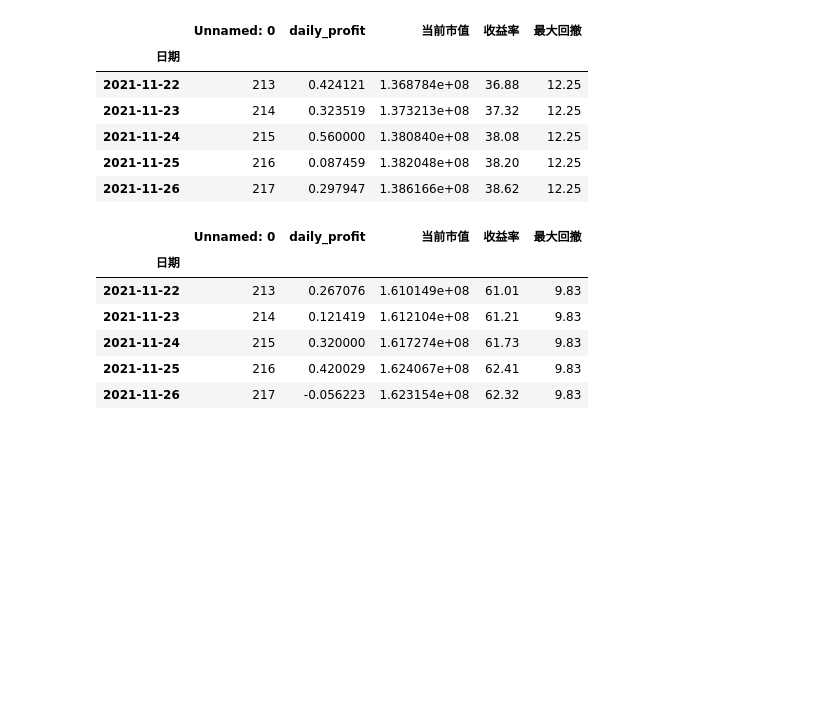
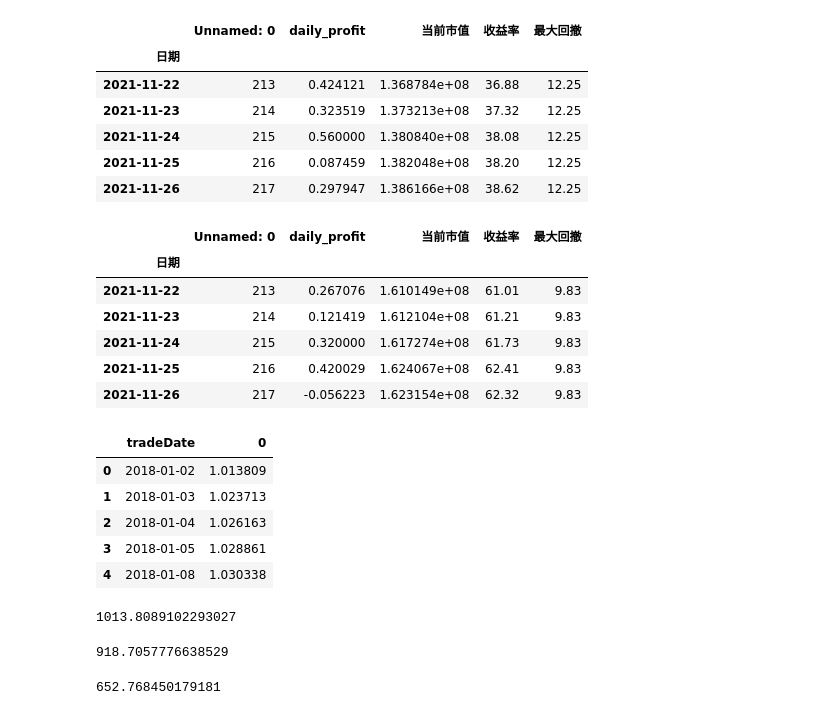
Before and after one commit to Rockyzsu/convertible_bond, a Jupyter notebook: analysis/优矿绘图.ipynb, the cells around one changed output. Cells and saved outputs as stored; diff of their text form; code cells hidden in the pictures; blank space fills up the shorter version.

```diff
--- a/analysis/优矿绘图.ipynb
+++ b/analysis/优矿绘图.ipynb
@@ -397,3 +397,17 @@ df3.tail()
 | 2021-11-24 | 215 | 0.320000 | 1.617274e+08 | 61.73 | 9.83 |
 | 2021-11-25 | 216 | 0.420029 | 1.624067e+08 | 62.41 | 9.83 |
 | 2021-11-26 | 217 | -0.056223 | 1.623154e+08 | 62.32 | 9.83 |
+# %%
+# 绘制其他收益率曲线
+# 单张图 推荐
+file1=os.path.join(ROOT,"2018正股等权.xlsx")
+df1=pd.read_excel(file1)
+# %%
+df1.head()
+# %% [output]
+|  | tradeDate | 0 |
+| 0 | 2018-01-02 | 1.013809 |
+| 1 | 2018-01-03 | 1.023713 |
+| 2 | 2018-01-04 | 1.026163 |
+| 3 | 2018-01-05 | 1.028861 |
+| 4 | 2018-01-08 | 1.030338 |
@@ -399,0 +450,12 @@ df3.tail()
+# %%
+Y[0]
+# %% [output]
+1013.8089102293027
+# %%
+Y[-1]
+# %% [output]
+918.7057776638529
+# %%
+min(Y)
+# %% [output]
+652.768450179181
```
Also changed, not shown: parts of 2 cells of this notebook, 2 other files.
